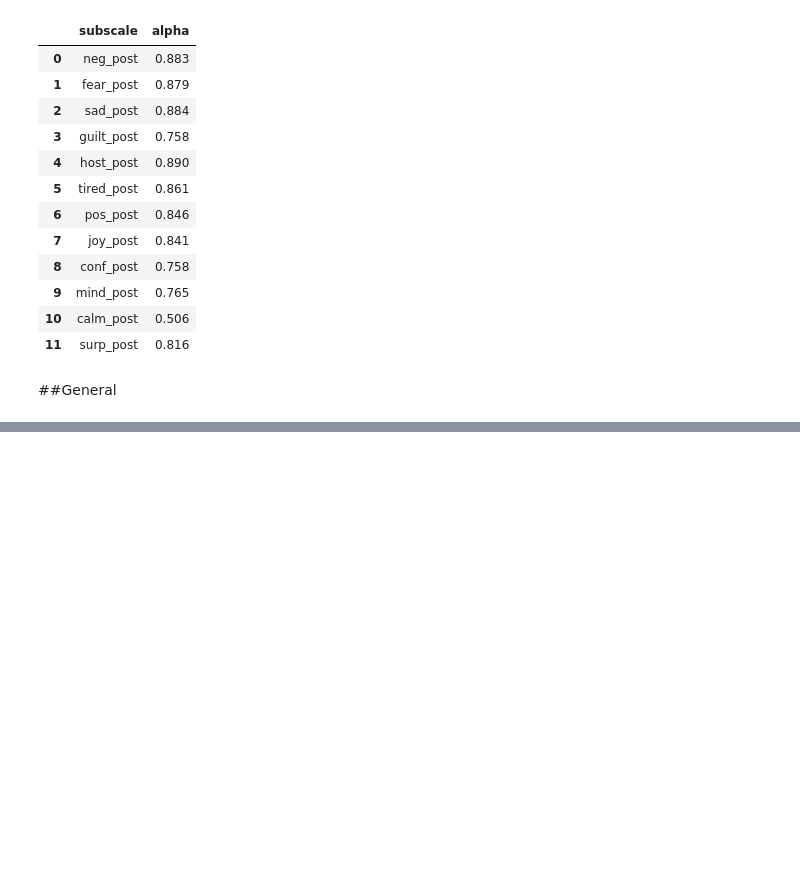
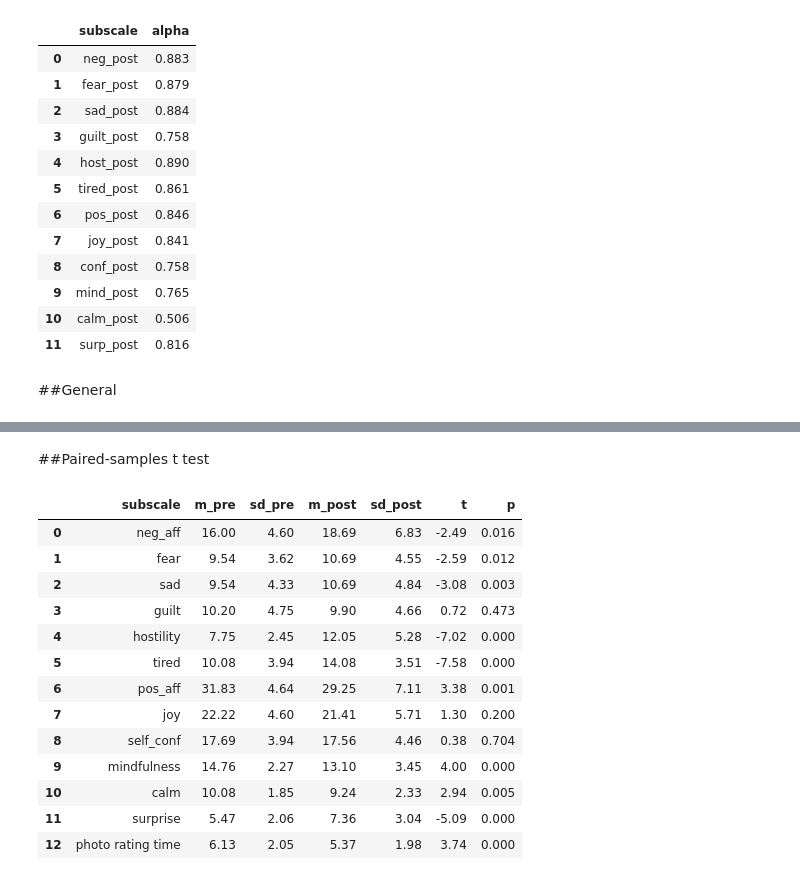
Before and after one commit to BartoszJanJerzy/stats, a Jupyter notebook: Boredom_experiment.ipynb, the cells around one changed output, grey strips where cells are left out. Saved outputs shown, nothing was run; the diff lists cells and outputs as text; code cells hidden in the pictures; blank space fills up the shorter version.

```diff
--- a/Boredom_experiment.ipynb
+++ b/Boredom_experiment.ipynb
@@ -246,0 +298,55 @@ df_alpha
+# %% [markdown]
+##Paired-samples t test
+# %%
+subscales = ['neg_aff','fear','sad','guilt','hostility','tired','pos_aff','joy','self_conf','mindfulness','calm','surprise','photo rating time']
+cols_pre = ['neg_aff_1','fear_1','sad_1','guilt_1','hostility_1','tired_1','pos_aff_1','joy_1','self_conf_1','mindfulness_1','calm_1','surprise_1','mean_rt_pre']
+cols_post = ['neg_aff_2','fear_2','sad_2','guilt_2','hostility_2','tired_2','pos_aff_2','joy_2','self_conf_2','mindfulness_2','calm_2','surprise_2','mean_rt_post']
+t_list = []
+p_list = []
+m_pre_list = []
+m_post_list = []
+sd_pre_list = []
+sd_post_list = []
+
+for pre, post in zip(cols_pre, cols_post):
+  t = round(ttest_rel(data_whole[pre], data_whole[post])[0], 2)
+  p = round(ttest_rel(data_whole[pre], data_whole[post])[1], 3)
+  m_pre = round(data_whole[pre].mean(), 2)
+  sd_pre = round(data_whole[pre].std(), 2)
+  m_post = round(data_whole[post].mean(), 2)
+  sd_post = round(data_whole[post].std(), 2)
+
+  t_list.append(t)
+  p_list.append(p)
+  m_pre_list.append(m_pre)
+  m_post_list.append(m_post)
+  sd_pre_list.append(sd_pre)
+  sd_post_list.append(sd_post)
+
+ttest_dict = {
+    'subscale':subscales,
+    'm_pre':m_pre_list,
+    'sd_pre':sd_pre_list,
+    'm_post':m_post_list,
+    'sd_post':sd_post_list,
+    't':t_list,
+    'p':p_list,
+}
+
+ttest_df = pd.DataFrame(ttest_dict)
+ttest_df
+# %% [output]
+|  | subscale | m_pre | sd_pre | m_post | sd_post | t | p |
+| 0 | neg_aff | 16.00 | 4.60 | 18.69 | 6.83 | -2.49 | 0.016 |
+| 1 | fear | 9.54 | 3.62 | 10.69 | 4.55 | -2.59 | 0.012 |
+| 2 | sad | 9.54 | 4.33 | 10.69 | 4.84 | -3.08 | 0.003 |
+| 3 | guilt | 10.20 | 4.75 | 9.90 | 4.66 | 0.72 | 0.473 |
+| 4 | hostility | 7.75 | 2.45 | 12.05 | 5.28 | -7.02 | 0.000 |
+| 5 | tired | 10.08 | 3.94 | 14.08 | 3.51 | -7.58 | 0.000 |
+| 6 | pos_aff | 31.83 | 4.64 | 29.25 | 7.11 | 3.38 | 0.001 |
+| 7 | joy | 22.22 | 4.60 | 21.41 | 5.71 | 1.30 | 0.200 |
+| 8 | self_conf | 17.69 | 3.94 | 17.56 | 4.46 | 0.38 | 0.704 |
+| 9 | mindfulness | 14.76 | 2.27 | 13.10 | 3.45 | 4.00 | 0.000 |
+| 10 | calm | 10.08 | 1.85 | 9.24 | 2.33 | 2.94 | 0.005 |
+| 11 | surprise | 5.47 | 2.06 | 7.36 | 3.04 | -5.09 | 0.000 |
+| 12 | photo rating time | 6.13 | 2.05 | 5.37 | 1.98 | 3.74 | 0.000 |
```
Also changed, not shown: parts of 38 cells of this notebook.
